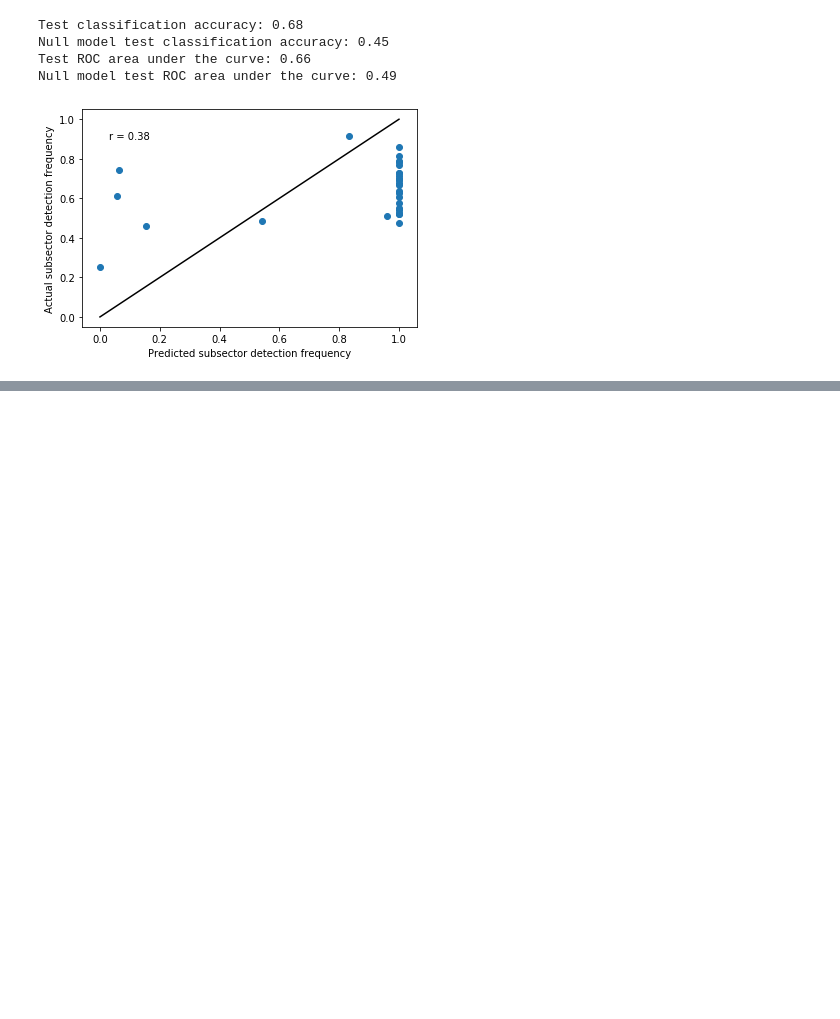
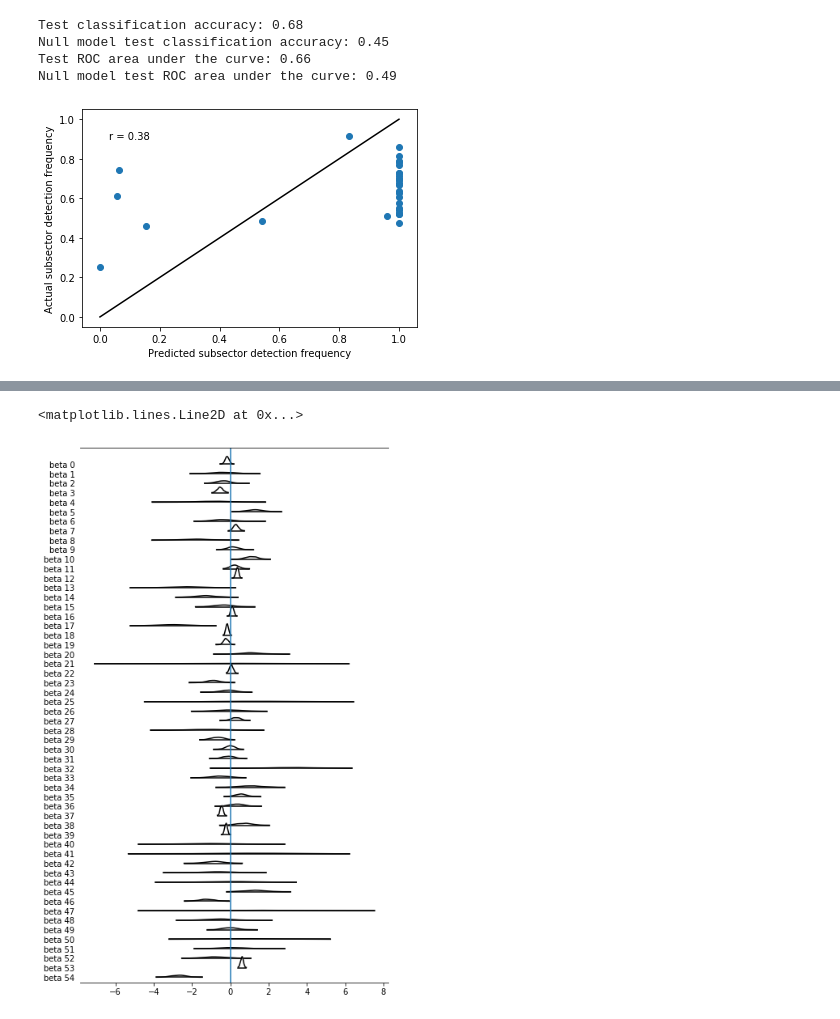
Before and after one commit to puruckertom/occupational_exposure, a Jupyter notebook: notebooks/work_in_progress/hierarchical_logistic_reg.ipynb, the cells around one changed output, grey strips where cells are left out. Saved outputs shown, nothing was run; the diff lists cells and outputs as text; code cells hidden in the pictures; blank space fills up the shorter version.

```diff
--- a/notebooks/work_in_progress/hierarchical_logistic_reg.ipynb
+++ b/notebooks/work_in_progress/hierarchical_logistic_reg.ipynb
@@ -366,0 +451,9 @@ plt.show()
+# %%
+with hierarchical_logistic_osha_2:
+    fr_advi = pm.FullRankADVI()
+tracker = pm.callbacks.Tracker(
+    mean=fr_advi.approx.mean.eval,  # callable that returns mean
+    std=fr_advi.approx.std.eval  # callable that returns std
+)
+fit = fr_advi.fit(100000, callbacks=[pm.callbacks.CheckParametersConvergence(), tracker])
+#fit = fr_advi.fit(50000, callbacks=[pm.callbacks.CheckParametersConvergence(), tracker])
@@ -366,0 +462,6 @@ plt.show()
+# %%
+fig, axes = forestplot(fit.sample(1000), kind='ridgeplot', var_names=['beta'], ridgeplot_overlap=3, colors='white');
+plt.axvline(x=0)
+# %% [output]
+<matplotlib.lines.Line2D at 0x...>
+[figure, added]
```
Also changed, not shown: parts of 22 cells of this notebook, 7 other files.
